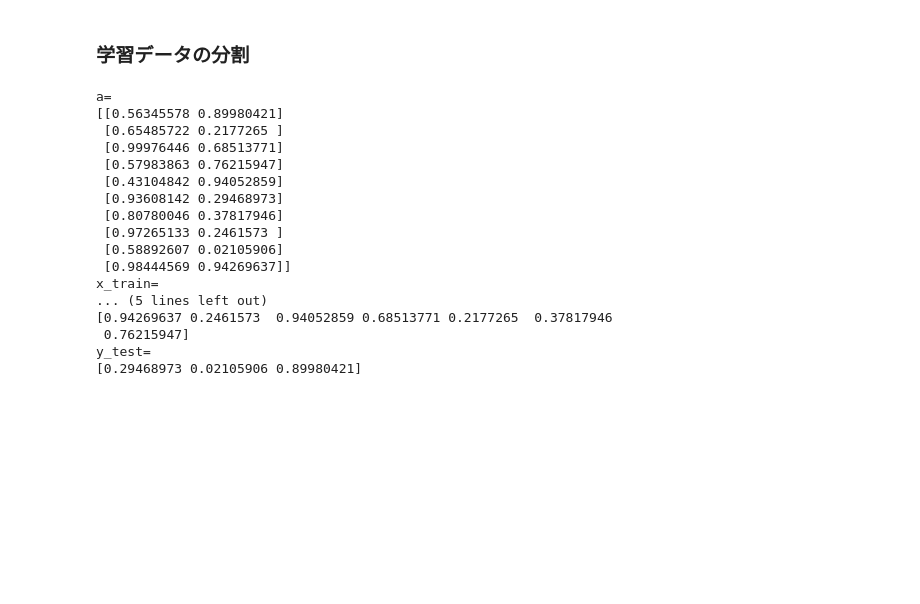
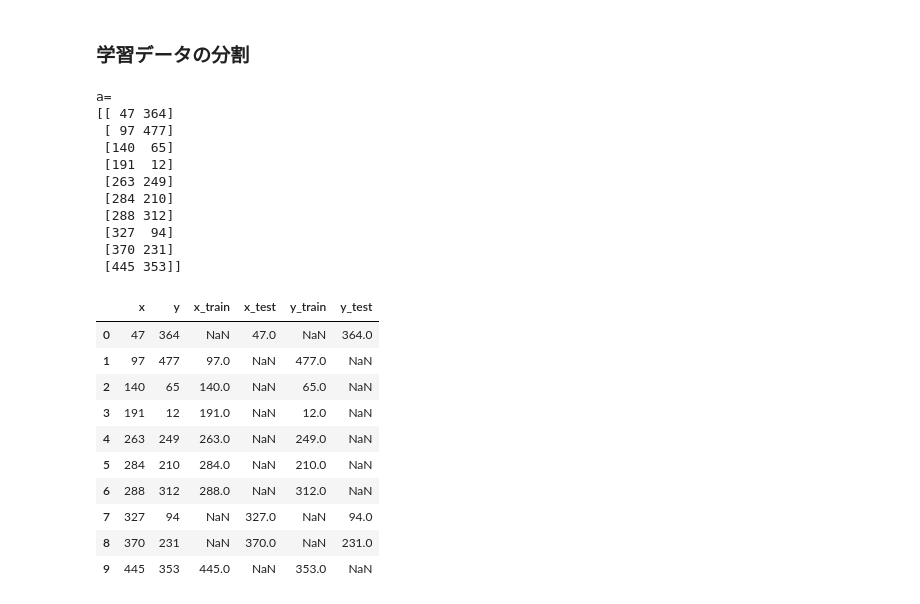
Before and after one commit to hiroooo000/ptr, a Jupyter notebook: jupyternotebook/data2/learning_pandas_numpy.ipynb, the cells around one changed output. Saved outputs shown, nothing was run; the diff lists cells and outputs as text; code cells hidden in the pictures; blank space fills up the shorter version.

```diff
--- a/jupyternotebook/data2/learning_pandas_numpy.ipynb
+++ b/jupyternotebook/data2/learning_pandas_numpy.ipynb
@@ -842,34 +929,56 @@ array([0.32852751, 0.20599122, 0.94651988])
 # %%
 from sklearn.model_selection import train_test_split
 
 gen= np.random.default_rng()
-a = gen.random(20).reshape([10,2])
+a = gen.integers(500,size=[10,2])
+index = np.argsort(a, axis=0)
+a = a[index[:,0]]
 
 print(f'a=\n{a}')
 
 x_train,x_test,y_train,y_test = train_test_split(a[:,0],a[:,1],test_size=0.3)
 
-print(f'x_train=\n{x_train}')
-print(f'x_test=\n{x_test}')
-print(f'y_train=\n{y_train}')
-print(f'y_test=\n{y_test}')
+xy_df = pd.DataFrame(a,columns=["x","y"])
+x_train_df = pd.DataFrame(x_train, columns=["x_train"])
+x_test_df = pd.DataFrame(x_test, columns=["x_test"])
+y_train_df = pd.DataFrame(y_train, columns=["y_train"])
+y_test_df = pd.DataFrame(y_test, columns=["y_test"])
+
+#df3 = df1.merge(df2, how="left", left_on="CID", right_on="Customer_ID")
+out_df = xy_df\
+        .merge(x_train_df, how="left", left_on="x", right_on="x_train")\
+        .merge(x_test_df, how="left", left_on="x", right_on="x_test")\
+        .merge(y_train_df, how="left", left_on="y", right_on="y_train")\
+        .merge(y_test_df, how="left", left_on="y", right_on="y_test")\
+
+out_df
+
+#print(f'x_train=\n{x_train}')
+#print(f'x_test=\n{x_test}')
+#print(f'y_train=\n{y_train}')
+#print(f'y_test=\n{y_test}')
 
 #from sklearn.metrics import accuracy_score
 # %% [output]
 a=
-[[0.56345578 0.89980421]
- [0.65485722 0.2177265 ]
- [0.99976446 0.68513771]
- [0.57983863 0.76215947]
- [0.43104842 0.94052859]
- [0.93608142 0.29468973]
- [0.80780046 0.37817946]
- [0.97265133 0.2461573 ]
- [0.58892607 0.02105906]
- [0.98444569 0.94269637]]
-x_train=
-... (5 lines left out)
-[0.94269637 0.2461573  0.94052859 0.68513771 0.2177265  0.37817946
- 0.76215947]
-y_test=
-[0.29468973 0.02105906 0.89980421]
+[[ 47 364]
+ [ 97 477]
+ [140  65]
+ [191  12]
+ [263 249]
+ [284 210]
+ [288 312]
+ [327  94]
+ [370 231]
+ [445 353]]
+|  | x | y | x_train | x_test | y_train | y_test |
+| 0 | 47 | 364 | NaN | 47.0 | NaN | 364.0 |
+| 1 | 97 | 477 | 97.0 | NaN | 477.0 | NaN |
+| 2 | 140 | 65 | 140.0 | NaN | 65.0 | NaN |
+| 3 | 191 | 12 | 191.0 | NaN | 12.0 | NaN |
+| 4 | 263 | 249 | 263.0 | NaN | 249.0 | NaN |
+| 5 | 284 | 210 | 284.0 | NaN | 210.0 | NaN |
+| 6 | 288 | 312 | 288.0 | NaN | 312.0 | NaN |
+| 7 | 327 | 94 | NaN | 327.0 | NaN | 94.0 |
+| 8 | 370 | 231 | NaN | 370.0 | NaN | 231.0 |
+| 9 | 445 | 353 | 445.0 | NaN | 353.0 | NaN |
```
Also changed, not shown: parts of 13 cells of this notebook, 1 other file.
